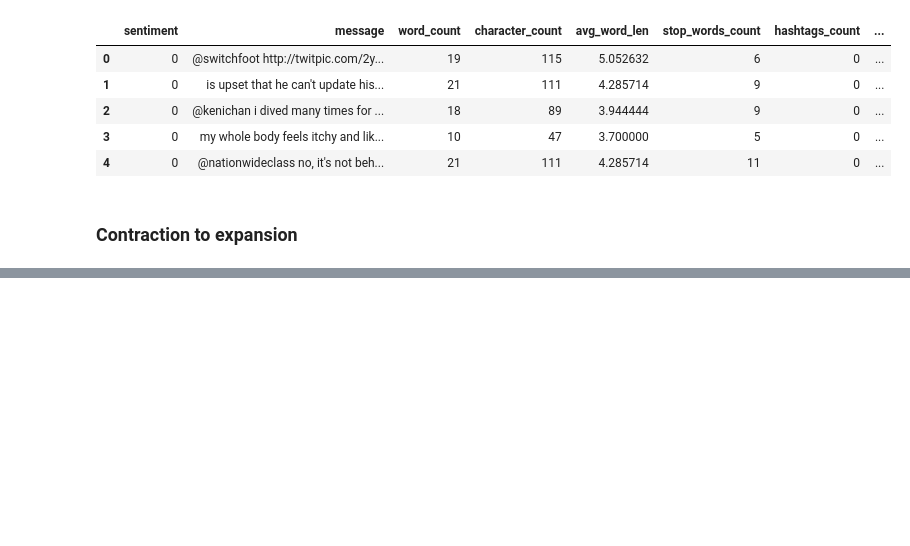
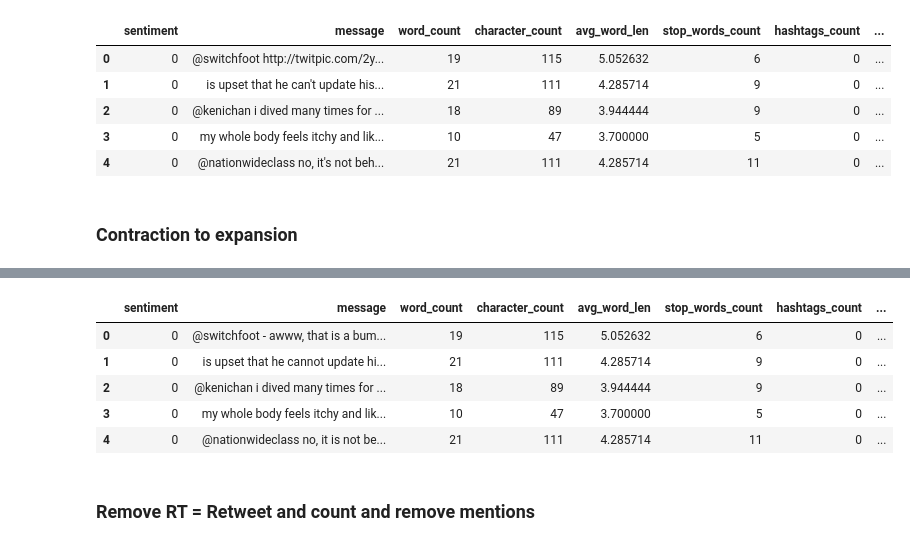
Before and after one commit to andrei-trofin/nlp-sentiment-analysis, a Jupyter notebook: notebooks/1. Data Preprocessing.ipynb, the cells around one changed output, grey strips where cells are left out. Cells and saved outputs as stored; diff of their text form; code cells hidden in the pictures; blank space fills up the shorter version.

```diff
--- a/notebooks/1. Data Preprocessing.ipynb
+++ b/notebooks/1. Data Preprocessing.ipynb
@@ -234,0 +258,3 @@ contraction_to_expression(text.lower())
+# %%
+# Remove the emails from the message
+twitter_df.loc[:, "message"] = twitter_df["message"].apply(lambda x: re.sub(r'([a-zA-Z0-9+._-]+@[a-zA-Z0-9._-]+\.[a-zA-Z0-9_-]+)', '', x))
@@ -234,0 +263,2 @@ contraction_to_expression(text.lower())
+# %%
+text = "@switchfoot http://twitpic.com/2y1zl - awww, t..."
@@ -234,0 +273,17 @@ contraction_to_expression(text.lower())
+# %%
+# Count the number of urls in the message
+twitter_df["url_count"] = twitter_df["message"].apply(lambda x: len(re.findall(r'(http|ftp|https):\/\/([\w\-_]+(?:(?:\.[\w\-_]+)+))([\w\-\.,@?^=%&:/~\+#]*[\w\-\@?^=%&/~\+#])?', text)))
+# %%
+# Remove urls from the message
+twitter_df.loc[:, "message"] = twitter_df["message"].apply(lambda x: re.sub(r'(http|ftp|https):\/\/([\w\-_]+(?:(?:\.[\w\-_]+)+))([\w\-\.,@?^=%&:/~\+#]*[\w\-\@?^=%&/~\+#])?', '', x))
+# %%
+twitter_df.head()
+# %% [output]
+|  | sentiment | message | word_count | character_count | avg_word_len | stop_words_count | hashtags_count | ... |
+| 0 | 0 | @switchfoot - awww, that is a bum... | 19 | 115 | 5.052632 | 6 | 0 | ... |
+| 1 | 0 | is upset that he cannot update hi... | 21 | 111 | 4.285714 | 9 | 0 | ... |
+| 2 | 0 | @kenichan i dived many times for ... | 18 | 89 | 3.944444 | 9 | 0 | ... |
+| 3 | 0 | my whole body feels itchy and lik... | 10 | 47 | 3.700000 | 5 | 0 | ... |
+| 4 | 0 | @nationwideclass no, it is not be... | 21 | 111 | 4.285714 | 11 | 0 | ... |
+# %% [markdown]
+### Remove RT = Retweet and count and remove mentions
```
Also changed, not shown: parts of 26 cells of this notebook, 5 other files.
